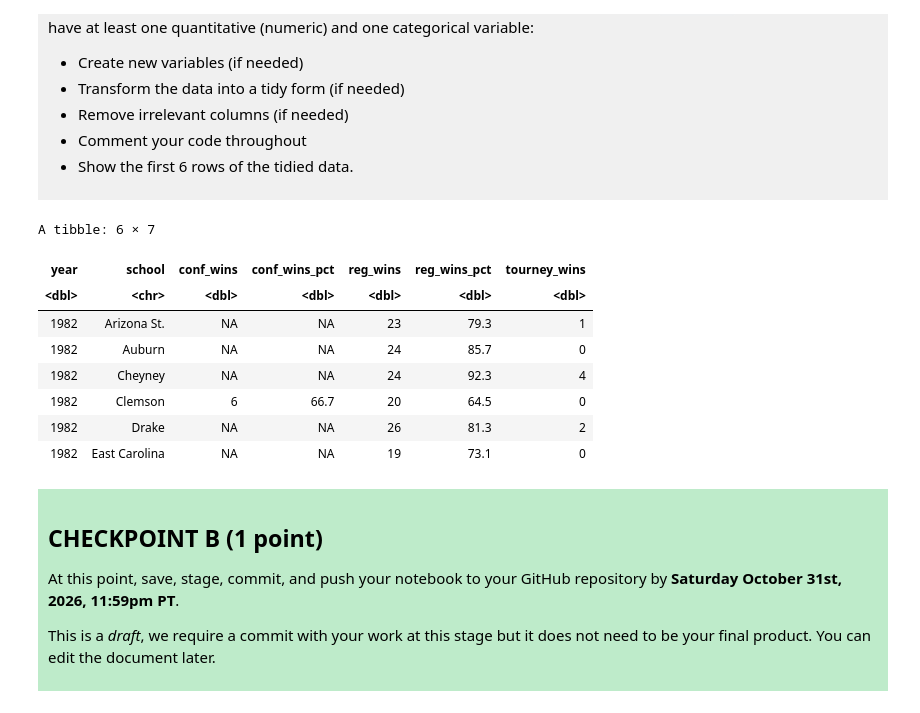
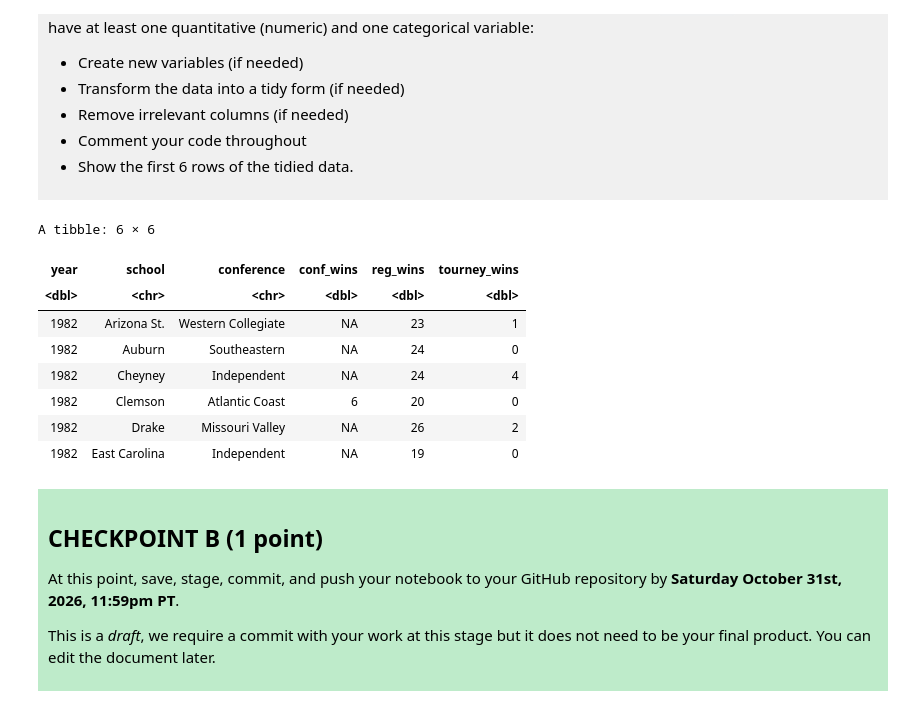
Before and after one commit to tanyarandhawa178-jpg/dsci-100-project-tanya-randhawa, a Jupyter notebook: dsci-100-project-notebook.ipynb, the cells around one changed output. Cells and saved outputs as stored; diff of their text form; code cells hidden in the pictures.

```diff
--- a/dsci-100-project-notebook.ipynb
+++ b/dsci-100-project-notebook.ipynb
@@ -215,20 +225,20 @@ Produce a tidy data set that could be used to answer your research question usin
 </div>
 # %%
 ncaa_tidy_data <- ncaa_data |>
-    select(year, school, conf_wins, conf_wins_pct,
-           reg_wins, reg_wins_pct, tourney_wins)
+    select(year, school, conference,
+           conf_wins, reg_wins, tourney_wins)
 
 head(ncaa_tidy_data)
 # %% [output]
-A tibble: 6 × 7
+A tibble: 6 × 6
-| year | school | conf_wins | conf_wins_pct | reg_wins | reg_wins_pct | tourney_wins |
-| <dbl> | <chr> | <dbl> | <dbl> | <dbl> | <dbl> | <dbl> |
-| 1982 | Arizona St. | NA | NA | 23 | 79.3 | 1 |
-| 1982 | Auburn | NA | NA | 24 | 85.7 | 0 |
-| 1982 | Cheyney | NA | NA | 24 | 92.3 | 4 |
-| 1982 | Clemson | 6 | 66.7 | 20 | 64.5 | 0 |
-| 1982 | Drake | NA | NA | 26 | 81.3 | 2 |
-| 1982 | East Carolina | NA | NA | 19 | 73.1 | 0 |
+| year | school | conference | conf_wins | reg_wins | tourney_wins |
+| <dbl> | <chr> | <chr> | <dbl> | <dbl> | <dbl> |
+| 1982 | Arizona St. | Western Collegiate | NA | 23 | 1 |
+| 1982 | Auburn | Southeastern | NA | 24 | 0 |
+| 1982 | Cheyney | Independent | NA | 24 | 4 |
+| 1982 | Clemson | Atlantic Coast | 6 | 20 | 0 |
+| 1982 | Drake | Missouri Valley | NA | 26 | 2 |
+| 1982 | East Carolina | Independent | NA | 19 | 0 |
 # %% [markdown]
 <div style="background-color: #beebca; padding: 10px;">
 
```
Also changed, not shown: parts of 11 cells of this notebook.
